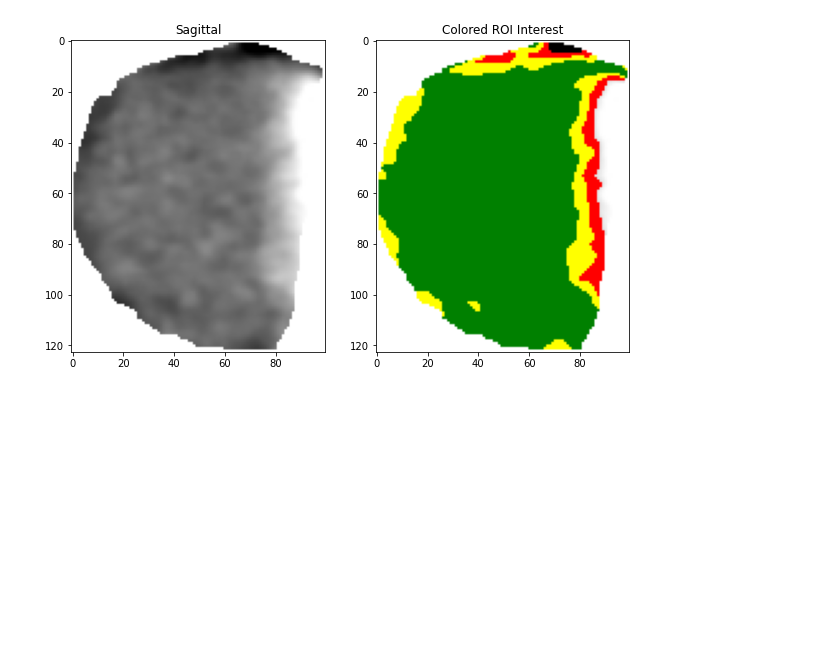
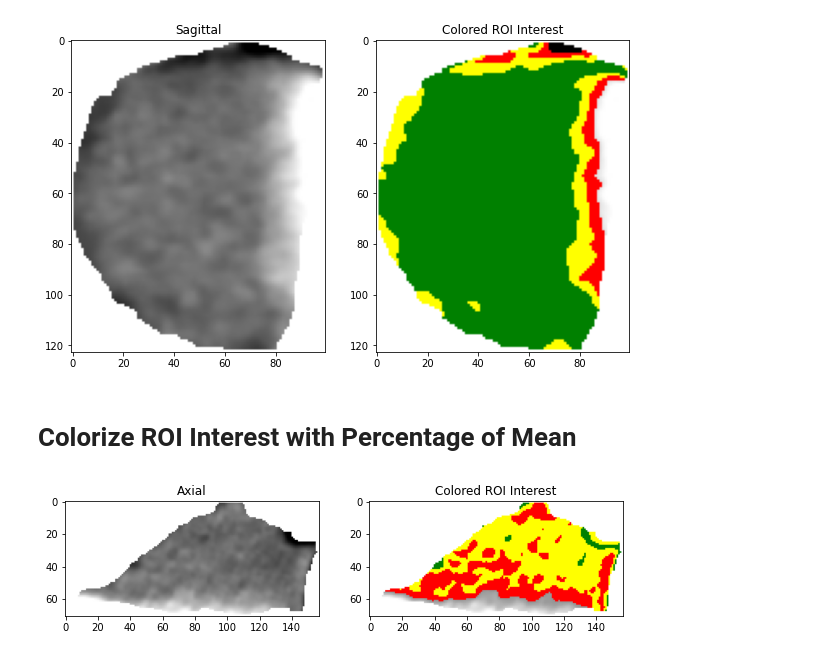
Before and after one commit to trabdlkarim/comu-ce-summer-internship, a Jupyter notebook: ipynb/ASSN1_2020-07-20.ipynb, the cells around one changed output. Saved outputs shown, nothing was run; the diff lists cells and outputs as text; code cells hidden in the pictures; blank space fills up the shorter version.

```diff
--- a/ipynb/ASSN1_2020-07-20.ipynb
+++ b/ipynb/ASSN1_2020-07-20.ipynb
@@ -216,3 +217,32 @@ show_fig(coronal,"Coronal",colorize(np.array(coronal)[:,:,:3]),"Colored ROI Inte
 show_fig(sagittal,"Sagittal",colorize(np.array(sagittal)[:,:,:3]),"Colored ROI Interest")
 # %% [output]
 [figure]
+# %% [markdown]
+# Colorize ROI Interest with Percentage of Mean
+# %%
+def colorize_with_mean_percentage(img):
+    green = [0, 128, 0]
+    yellow = [255, 255, 0]
+    red = [255, 0, 0]
+    roi = get_roi_interest(img)
+    mean = (roi.mean()/255) * 100
+    std = roi.std()
+    rows = img.shape[0]
+    cols = img.shape[1]
+    new_img = img[:,:,:]
+    for r in range(rows):
+        for c in range(cols):
+            if (new_img[r][c][0]  != 255) and (new_img[r][c][1] != 255) and (new_img[r][c][2] != 255):
+                #print(new_img[r][c])
+                d = distance(new_img[r][c])
+                if (mean-std) < d  and (mean+std) > d:
+                    change_pixel_color(new_img[r][c],green)
+                elif (mean-2*std) < d  and (mean+2*std) > d:
+                    change_pixel_color(new_img[r][c],yellow)
+                elif (mean-3*std) < d  and (mean+3*std) > d:
+                    change_pixel_color(new_img[r][c],red)
+    return new_img
+# %%
+show_fig(axial,"Axial",colorize_with_mean_percentage(np.array(axial)[:,:,:3]),"Colored ROI Interest")
+# %% [output]
+[figure, added]
```
Also changed, not shown: parts of 7 cells of this notebook, 2 other files.
